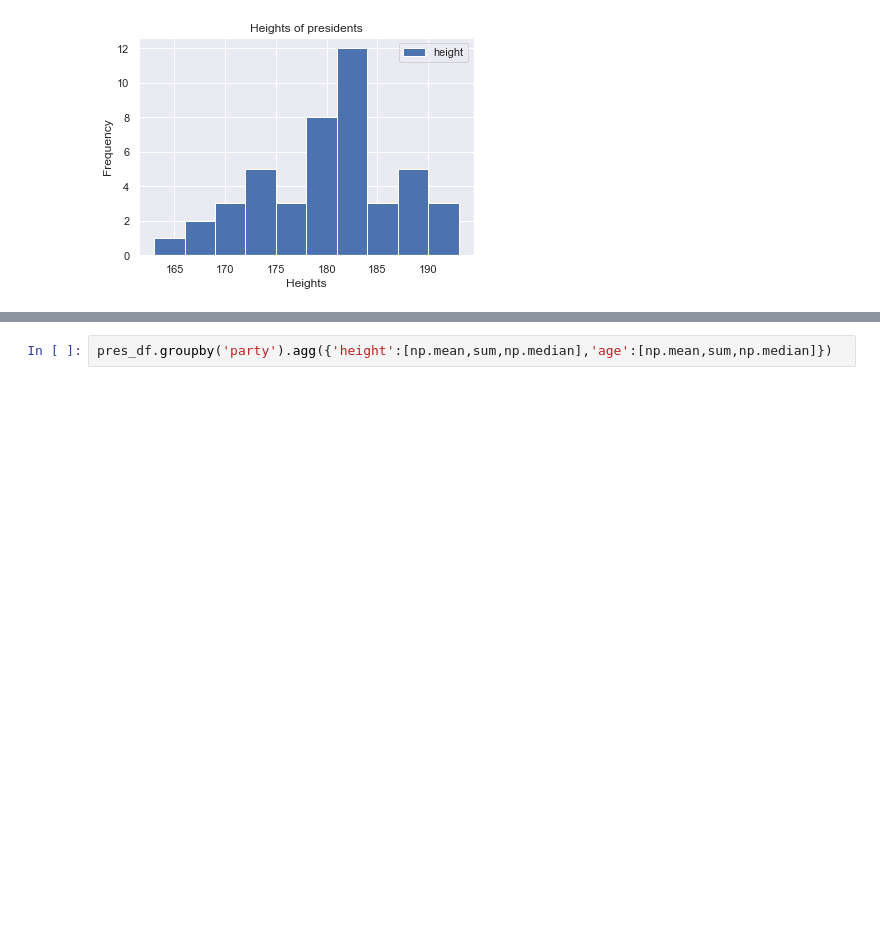
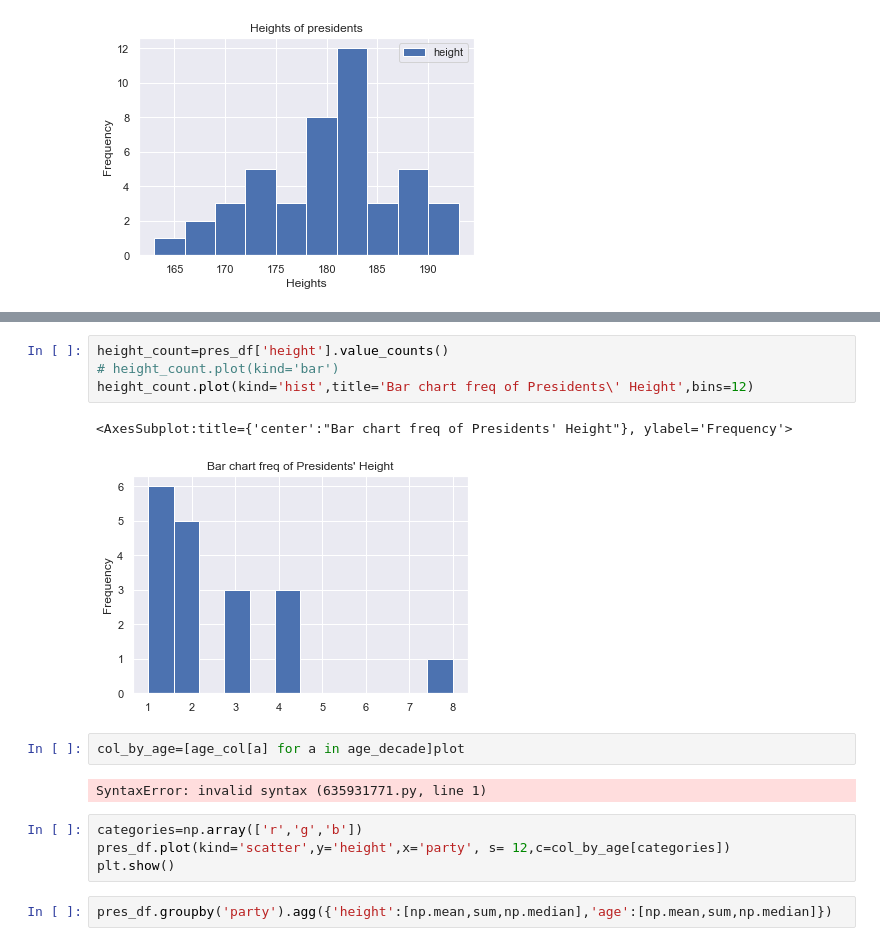
Before and after one commit to imabiodun/py, a Jupyter notebook: pres_df.ipynb, the cells around one changed output, grey strips where cells are left out. Drawn from its saved outputs; the diff is of its cells as text; blank space fills up the shorter version.

```diff
--- a/pres_df.ipynb
+++ b/pres_df.ipynb
@@ -68,3 +71,18 @@ plt.show()
+# %%
+height_count=pres_df['height'].value_counts()
+# height_count.plot(kind='bar')
+height_count.plot(kind='hist',title='Bar chart freq of Presidents\' Height',bins=12)
+# %% [output]
+<AxesSubplot:title={'center':"Bar chart freq of Presidents' Height"}, ylabel='Frequency'>
+[figure, added]
+# %%
+col_by_age=[age_col[a] for a in age_decade]plot
+# %% [output]
+SyntaxError: invalid syntax (635931771.py, line 1)
+# %%
+categories=np.array(['r','g','b'])
+pres_df.plot(kind='scatter',y='height',x='party', s= 12,c=col_by_age[categories])
+plt.show()
 # %%
 pres_df.groupby('party').agg({'height':[np.mean,sum,np.median],'age':[np.mean,sum,np.median]})
 # %% [output]
```
Also changed, not shown: parts of 301 cells of this notebook.
